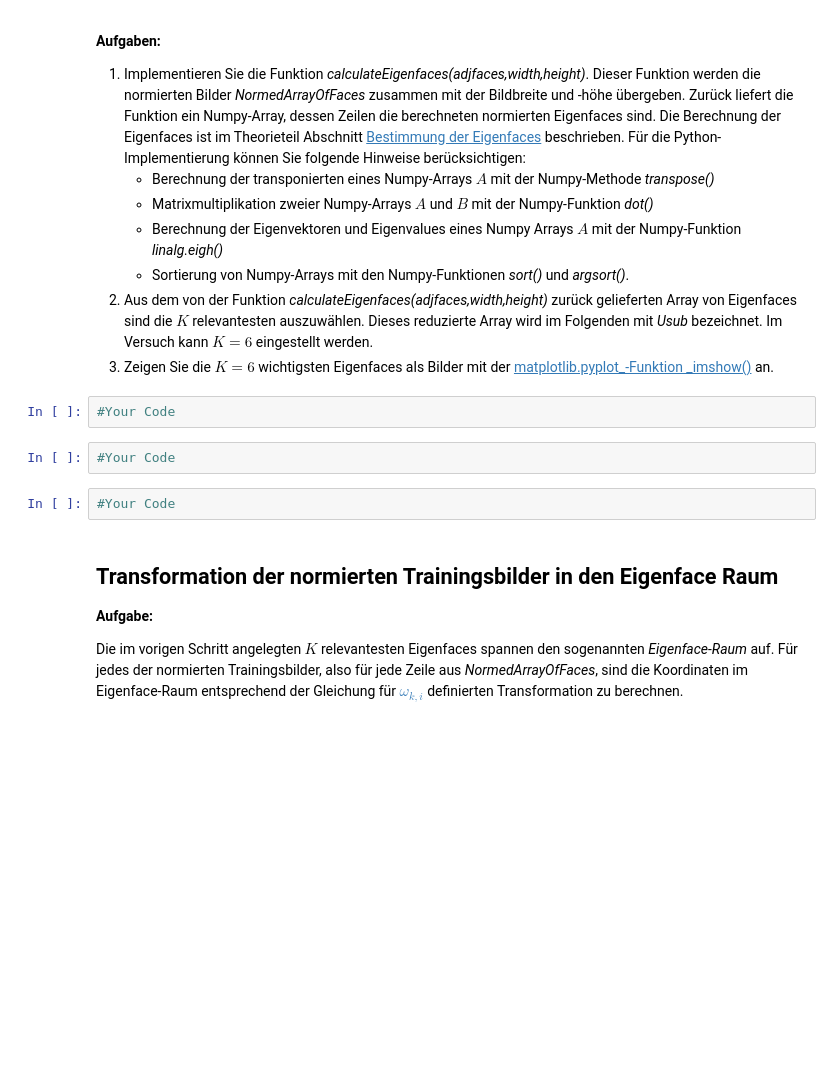
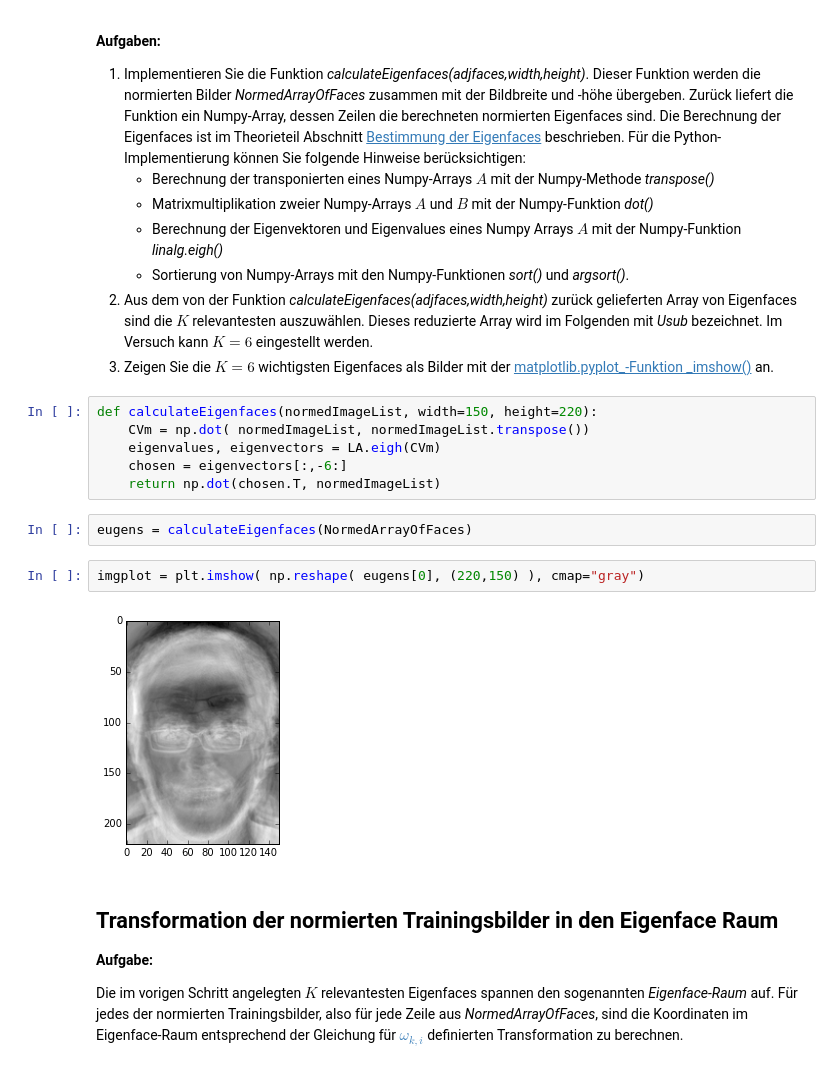
Before and after one commit to SimonDeussen/dataminingws1617, a Jupyter notebook: Exercises/VERSUCH06/VersuchFaceRecognition-SD.ipynb, the cells around one changed output. Cells and saved outputs as stored; diff of their text form; blank space fills up the shorter version.

```diff
--- a/Exercises/VERSUCH06/VersuchFaceRecognition-SD.ipynb
+++ b/Exercises/VERSUCH06/VersuchFaceRecognition-SD.ipynb
@@ -246,12 +281,18 @@ __Aufgaben:__
     * Sortierung von Numpy-Arrays mit den Numpy-Funktionen _sort()_ und _argsort()_.
 2. Aus dem von der Funktion _calculateEigenfaces(adjfaces,width,height)_ zurück gelieferten Array von Eigenfaces sind die $K$ relevantesten auszuwählen. Dieses reduzierte Array wird im Folgenden mit _Usub_ bezeichnet. Im Versuch kann $K=6$ eingestellt werden.
 3. Zeigen Sie die $K=6$ wichtigsten Eigenfaces als Bilder mit der [matplotlib.pyplot_-Funktion _imshow()](http://matplotlib.org/1.3.0/users/image_tutorial.html) an.
-# %%
-#Your Code
-# %%
-#Your Code
-# %%
-#Your Code
+# %%
+def calculateEigenfaces(normedImageList, width=150, height=220):
+    CVm = np.dot( normedImageList, normedImageList.transpose())
+    eigenvalues, eigenvectors = LA.eigh(CVm)
+    chosen = eigenvectors[:,-6:]
+    return np.dot(chosen.T, normedImageList)
+# %%
+eugens = calculateEigenfaces(NormedArrayOfFaces)
+# %%
+imgplot = plt.imshow( np.reshape( eugens[0], (220,150) ), cmap="gray")
+# %% [output]
+[figure, added]
 # %% [markdown]
 ## Transformation der normierten Trainingsbilder in den Eigenface Raum
 
```
Also changed, not shown: parts of 10 cells of this notebook.
